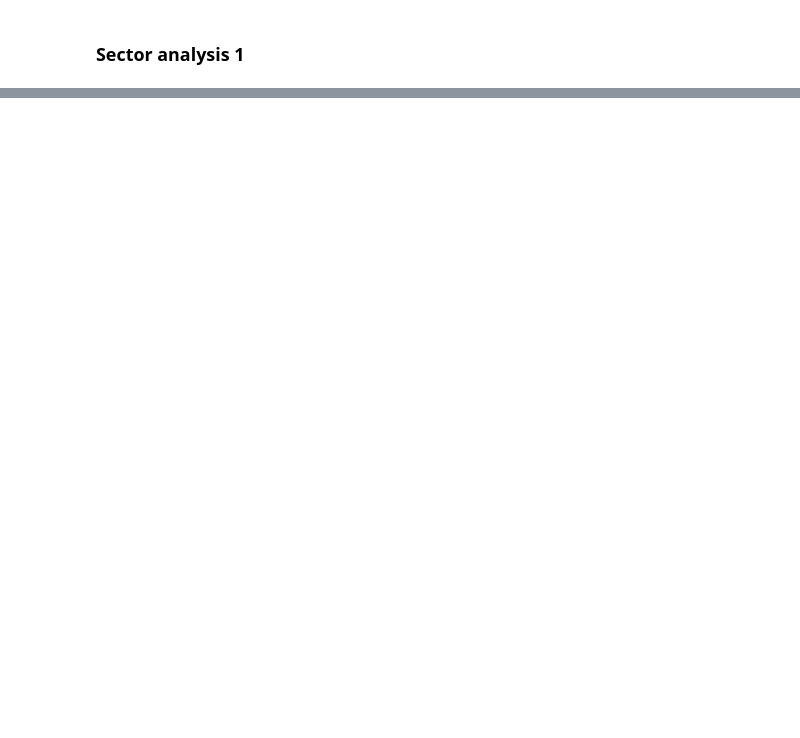
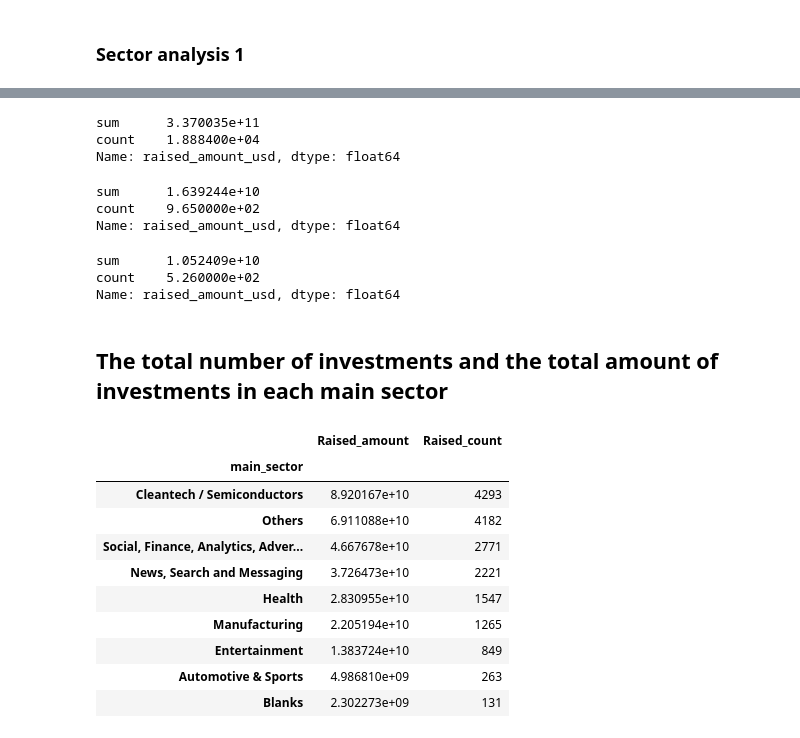
Before and after one commit to paridhimaheshwari/effective_investment_strategies, a Jupyter notebook: investment_funding.ipynb, the cells around one changed output, grey strips where cells are left out. Saved outputs shown, nothing was run; the diff lists cells and outputs as text; code cells hidden in the pictures; blank space fills up the shorter version.

```diff
--- a/investment_funding.ipynb
+++ b/investment_funding.ipynb
@@ -243,0 +367,4 @@ mapping.head()
+# %%
+master_frame['primary_sector']=master_frame['category_list'].apply(lambda x:np.nan if x is np.nan else x.split('|')[0])
+# %%
+master_sector_frame = pd.merge(master_frame, mapping[['primary_sector', 'main_sector']], on='primary_sector', how='left')
@@ -243,0 +394,4 @@ mapping.head()
+# %%
+df_USA=master_sector_frame.loc[(master_sector_frame['country_code']=='USA') & (master_sector_frame['funding_round_type']=='venture') & (master_sector_frame['raised_amount_usd'].between(5000000,200000000))]
+df_GBR=master_sector_frame.loc[(master_sector_frame['country_code']=='GBR') & (master_sector_frame['funding_round_type']=='venture') & (master_sector_frame['raised_amount_usd'].between(5000000,200000000))]
+df_IND=master_sector_frame.loc[(master_sector_frame['country_code']=='IND') & (master_sector_frame['funding_round_type']=='venture') & (master_sector_frame['raised_amount_usd'].between(5000000,200000000))]
@@ -243,0 +458,36 @@ mapping.head()
+# %%
+# printing sum, count of amount raise for each of the three countries
+print(df_USA.raised_amount_usd.agg(['sum', 'count']))
+# %% [output]
+sum      3.370035e+11
+count    1.888400e+04
+Name: raised_amount_usd, dtype: float64
+# %%
+print(df_GBR.raised_amount_usd.agg(['sum', 'count']))
+# %% [output]
+sum      1.639244e+10
+count    9.650000e+02
+Name: raised_amount_usd, dtype: float64
+# %%
+print(df_IND.raised_amount_usd.agg(['sum', 'count']))
+# %% [output]
+sum      1.052409e+10
+count    5.260000e+02
+Name: raised_amount_usd, dtype: float64
+# %% [markdown]
+## The total number of investments and the total amount of investments in each main sector
+# %%
+df_USA_sector_group = pd.DataFrame(df_USA.groupby(df_USA['main_sector']).raised_amount_usd.agg(['sum', 'count']).rename(columns={'sum': 'Raised_amount', 'count':'Raised_count'}).sort_values(by='Raised_count', ascending=False))
+df_USA_sector_group.head(10)
+# %% [output]
+|  | Raised_amount | Raised_count |
+| main_sector |  |  |
+| Cleantech / Semiconductors | 8.920167e+10 | 4293 |
+| Others | 6.911088e+10 | 4182 |
+| Social, Finance, Analytics, Adver... | 4.667678e+10 | 2771 |
+| News, Search and Messaging | 3.726473e+10 | 2221 |
+| Health | 2.830955e+10 | 1547 |
+| Manufacturing | 2.205194e+10 | 1265 |
+| Entertainment | 1.383724e+10 | 849 |
+| Automotive & Sports | 4.986810e+09 | 263 |
+| Blanks | 2.302273e+09 | 131 |
```
Also changed, not shown: parts of 46 cells of this notebook.
